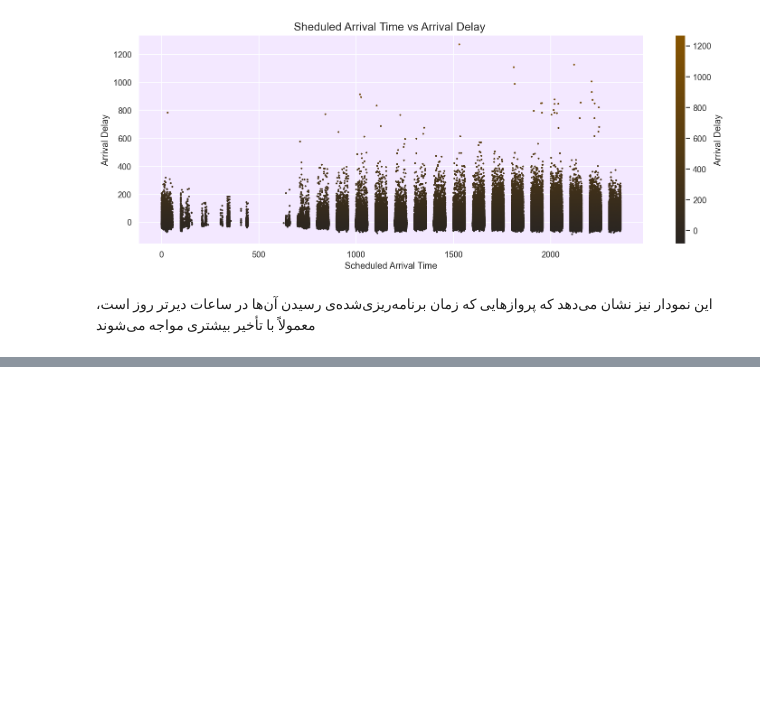
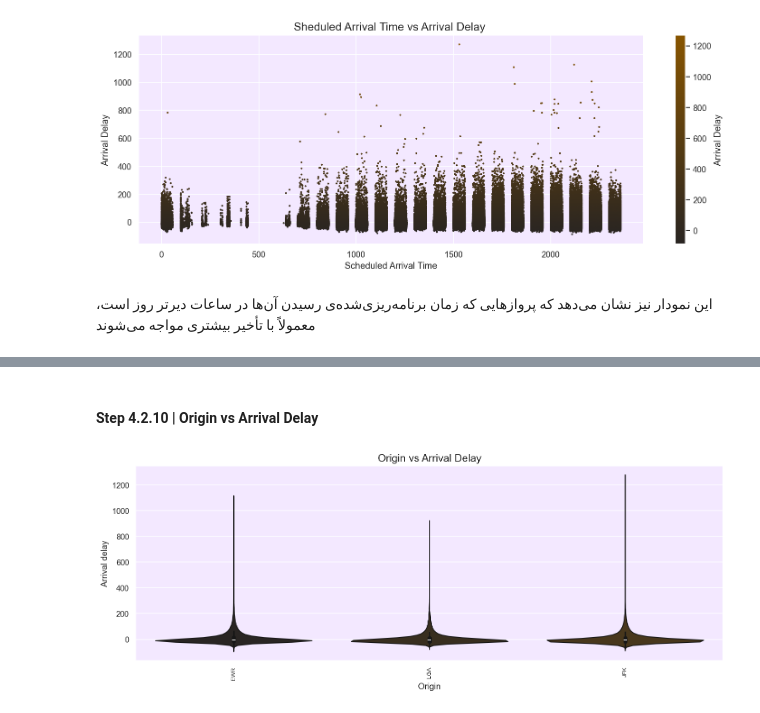
Before and after one commit to ar3haa/EDA-Preprocessing-For-Flights-Data, a Jupyter notebook: data_analysis_for _flights_data.ipynb, the cells around one changed output, grey strips where cells are left out. Cells and saved outputs as stored; diff of their text form; code cells hidden in the pictures; blank space fills up the shorter version.

```diff
--- a/data_analysis_for _flights_data.ipynb
+++ b/data_analysis_for _flights_data.ipynb
@@ -408,0 +415,6 @@ plot_scatter(df['sched_arr_time'], df['arr_delay'], 'Sheduled Arrival Time vs Ar
+# %% [markdown]
+#### Step 4.2.10 | Origin vs Arrival Delay
+# %%
+plot_violin(df['origin'], df["arr_delay"], 'Origin vs Arrival Delay', 'Origin' , ' Arrival delay ')
+# %% [output]
+[figure, added]
```
Also changed, not shown: parts of 14 cells of this notebook.
